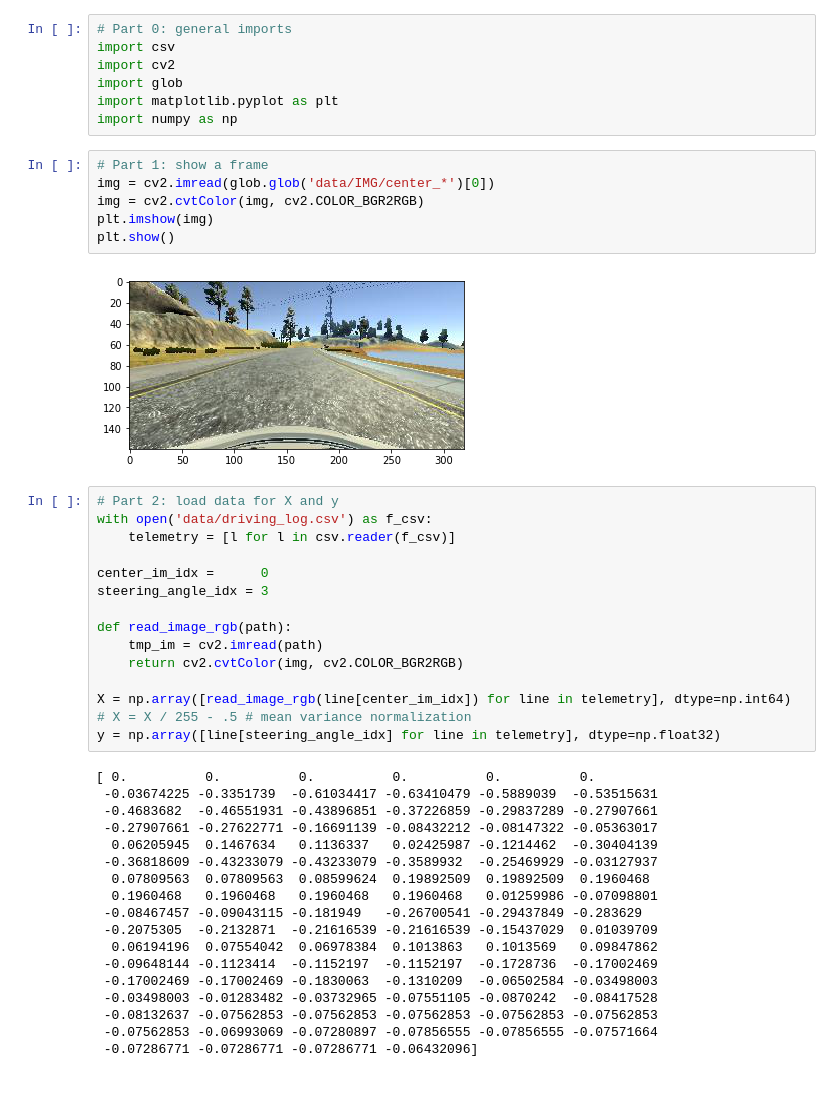
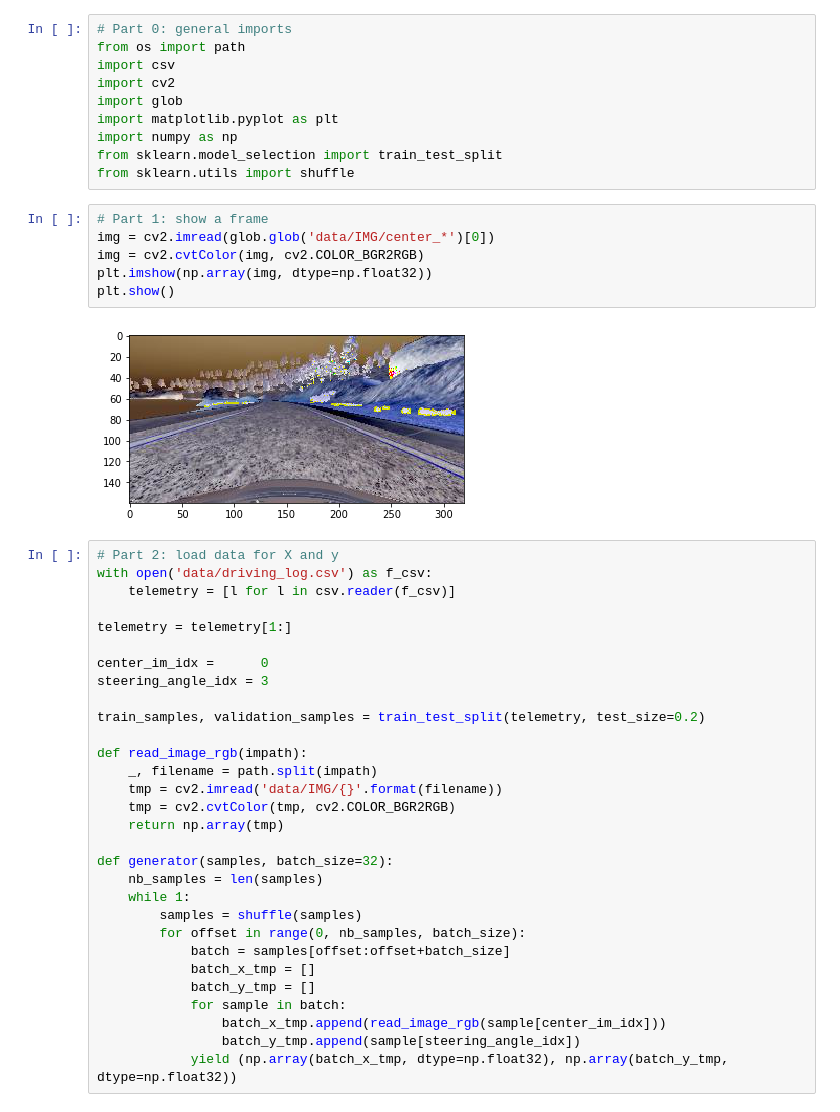
Before and after one commit to grodowski/CarND-Behavioral-Cloning-P3, a Jupyter notebook: Behavioral Cloning - Build and train the model.ipynb, the cells around one changed output. Saved outputs shown, nothing was run; the diff lists cells and outputs as text.

```diff
--- a/Behavioral Cloning - Build and train the model.ipynb
+++ b/Behavioral Cloning - Build and train the model.ipynb
@@ -1,48 +1,48 @@
 # %%
 # Part 0: general imports
+from os import path
 import csv
 import cv2
 import glob
 import matplotlib.pyplot as plt
 import numpy as np
+from sklearn.model_selection import train_test_split
+from sklearn.utils import shuffle
 # %%
 # Part 1: show a frame
 img = cv2.imread(glob.glob('data/IMG/center_*')[0])
 img = cv2.cvtColor(img, cv2.COLOR_BGR2RGB)
-plt.imshow(img)
+plt.imshow(np.array(img, dtype=np.float32))
 plt.show()
 # %% [output]
-[figure, old version]
+[figure, new version]
 # %%
 # Part 2: load data for X and y
 with open('data/driving_log.csv') as f_csv:
     telemetry = [l for l in csv.reader(f_csv)]
 
+telemetry = telemetry[1:]
+
 center_im_idx =      0
 steering_angle_idx = 3
 
-def read_image_rgb(path):
-    tmp_im = cv2.imread(path)
-    return cv2.cvtColor(img, cv2.COLOR_BGR2RGB)
+train_samples, validation_samples = train_test_split(telemetry, test_size=0.2)
 
-X = np.array([read_image_rgb(line[center_im_idx]) for line in telemetry], dtype=np.int64)
-# X = X / 255 - .5 # mean variance normalization
-y = np.array([line[steering_angle_idx] for line in telemetry], dtype=np.float32)
+def read_image_rgb(impath):
+    _, filename = path.split(impath)
+    tmp = cv2.imread('data/IMG/{}'.format(filename))
+    tmp = cv2.cvtColor(tmp, cv2.COLOR_BGR2RGB)
+    return np.array(tmp)
+
+def generator(samples, batch_size=32):
+    nb_samples = len(samples)
+    while 1:
+        samples = shuffle(samples)
+        for offset in range(0, nb_samples, batch_size):
+            batch = samples[offset:offset+batch_size]
+            batch_x_tmp = []
+            batch_y_tmp = []
+            for sample in batch:
+                batch_x_tmp.append(read_image_rgb(sample[center_im_idx]))
+                batch_y_tmp.append(sample[steering_angle_idx])
+            yield (np.array(batch_x_tmp, dtype=np.float32), np.array(batch_y_tmp, dtype=np.float32))
-# %% [output]
-[ 0.          0.          0.          0.          0.          0.
- -0.03674225 -0.3351739  -0.61034417 -0.63410479 -0.5889039  -0.53515631
- -0.4683682  -0.46551931 -0.43896851 -0.37226859 -0.29837289 -0.27907661
- -0.27907661 -0.27622771 -0.16691139 -0.08432212 -0.08147322 -0.05363017
-  0.06205945  0.1467634   0.1136337   0.02425987 -0.1214462  -0.30404139
- -0.36818609 -0.43233079 -0.43233079 -0.3589932  -0.25469929 -0.03127937
-  0.07809563  0.07809563  0.08599624  0.19892509  0.19892509  0.1960468
-  0.1960468   0.1960468   0.1960468   0.1960468   0.01259986 -0.07098801
- -0.08467457 -0.09043115 -0.181949   -0.26700541 -0.29437849 -0.283629
- -0.2075305  -0.2132871  -0.21616539 -0.21616539 -0.15437029  0.01039709
-  0.06194196  0.07554042  0.06978384  0.1013863   0.1013569   0.09847862
- -0.09648144 -0.1123414  -0.1152197  -0.1152197  -0.1728736  -0.17002469
- -0.17002469 -0.17002469 -0.1830063  -0.1310209  -0.06502584 -0.03498003
- -0.03498003 -0.01283482 -0.03732965 -0.07551105 -0.0870242  -0.08417528
- -0.08132637 -0.07562853 -0.07562853 -0.07562853 -0.07562853 -0.07562853
- -0.07562853 -0.06993069 -0.07280897 -0.07856555 -0.07856555 -0.07571664
- -0.07286771 -0.07286771 -0.07286771 -0.06432096]
```
Also changed, not shown: parts of 3 cells of this notebook, 1 other file.
